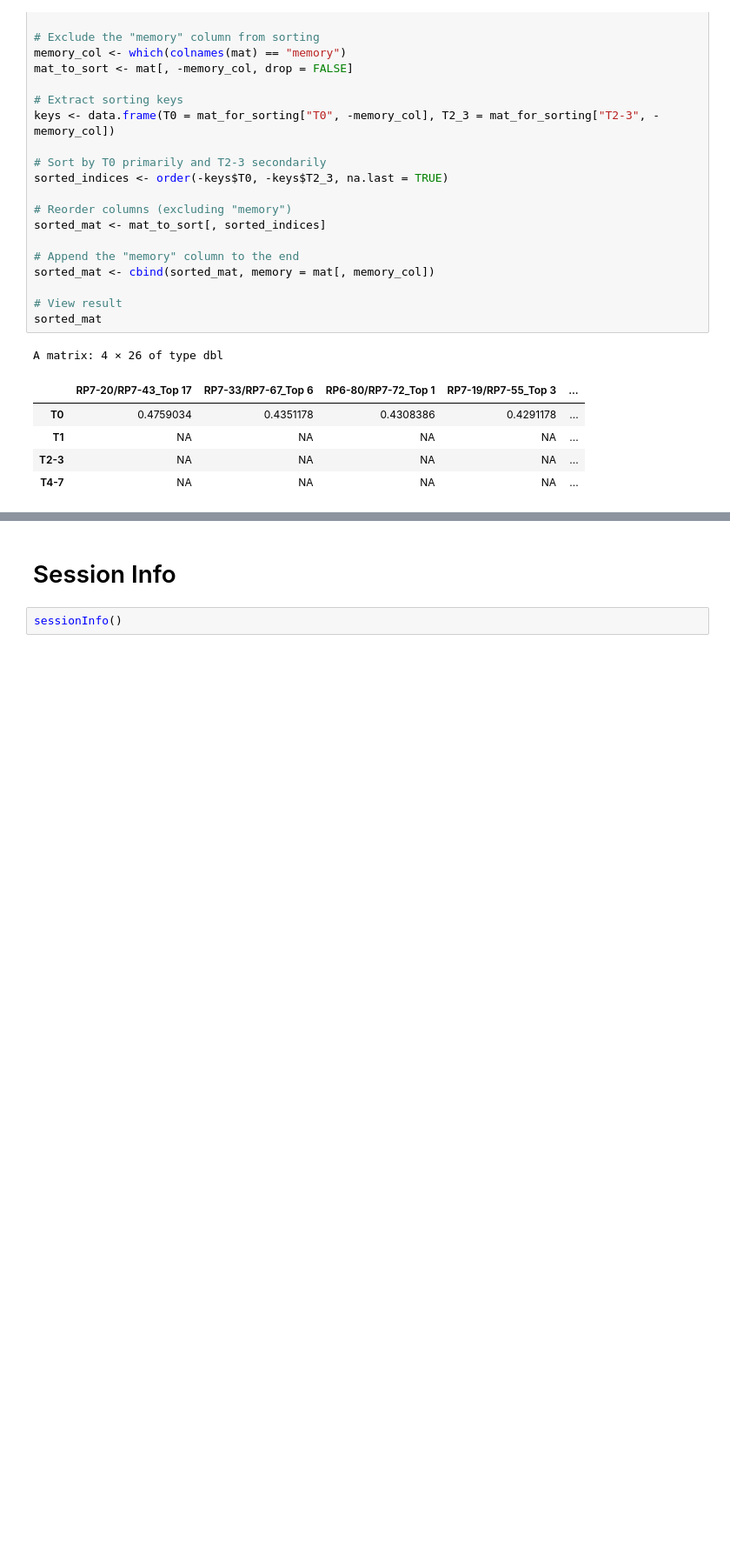
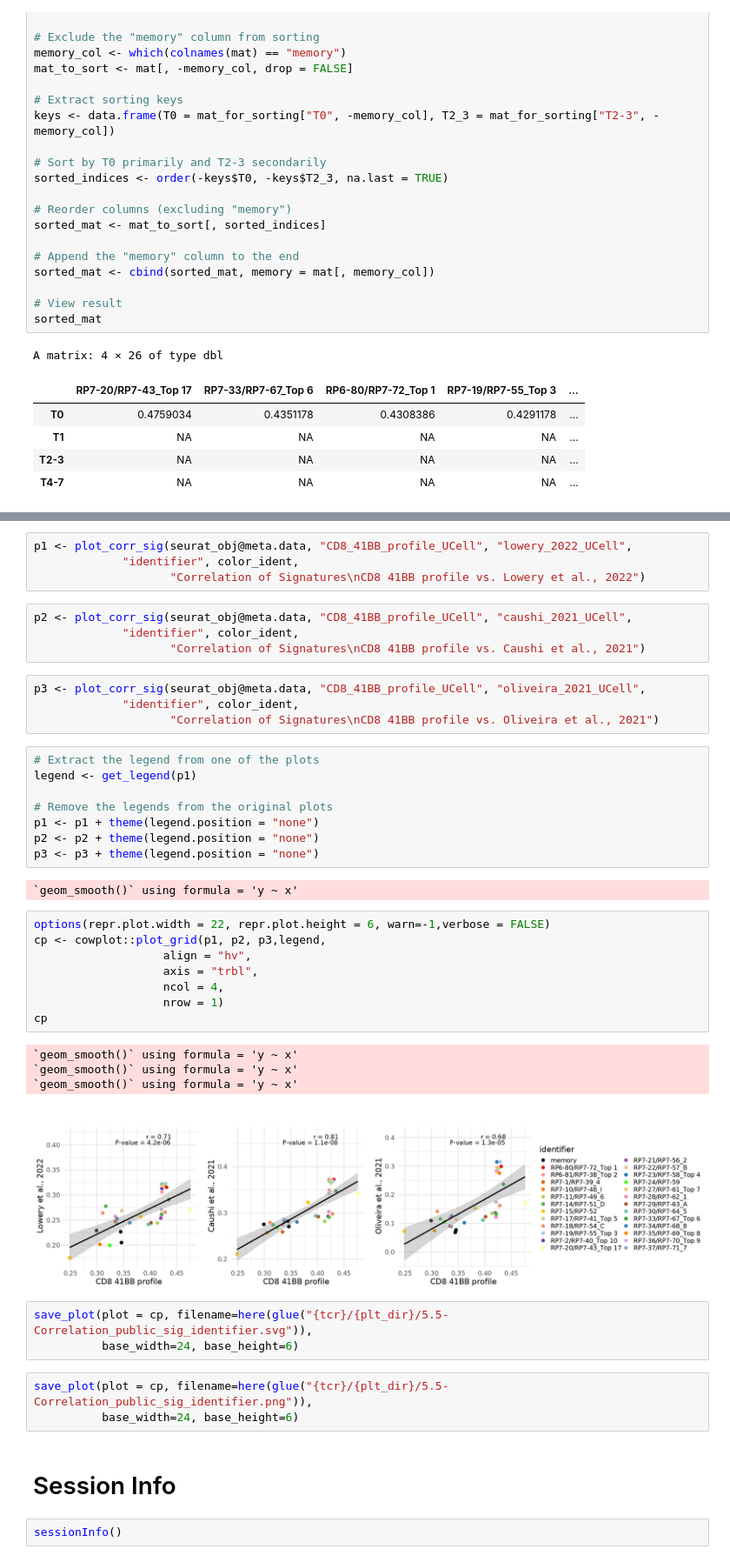
Before and after one commit to Single-Cell-Genomics-Group-CNAG-CRG/SpatioTemporal-Tcell-Tracking, a Jupyter notebook: scripts/5.5-Signature_41BB.ipynb, the cells around one changed output, grey strips where cells are left out. Shown at 87% size. Drawn from its saved outputs; the diff is of its cells as text; blank space fills up the shorter version.

Commit message:
Revision March 25: CD45- frac, TIL signatures, Th1 PBMCs

```diff
--- a/scripts/5.5-Signature_41BB.ipynb
+++ b/scripts/5.5-Signature_41BB.ipynb
@@ -621,3 +668,44 @@ png
+# %%
+p1 <- plot_corr_sig(seurat_obj@meta.data, "CD8_41BB_profile_UCell", "lowery_2022_UCell",
+             "identifier", color_ident,
+                    "Correlation of Signatures\nCD8 41BB profile vs. Lowery et al., 2022")
+# %%
+p2 <- plot_corr_sig(seurat_obj@meta.data, "CD8_41BB_profile_UCell", "caushi_2021_UCell",
+             "identifier", color_ident,
+                    "Correlation of Signatures\nCD8 41BB profile vs. Caushi et al., 2021")
+# %%
+p3 <- plot_corr_sig(seurat_obj@meta.data, "CD8_41BB_profile_UCell", "oliveira_2021_UCell",
+             "identifier", color_ident,
+                    "Correlation of Signatures\nCD8 41BB profile vs. Oliveira et al., 2021")
+# %%
+# Extract the legend from one of the plots
+legend <- get_legend(p1)
+
+# Remove the legends from the original plots
+p1 <- p1 + theme(legend.position = "none")
+p2 <- p2 + theme(legend.position = "none")
+p3 <- p3 + theme(legend.position = "none")
+# %% [output]
+`geom_smooth()` using formula = 'y ~ x'
+# %%
+options(repr.plot.width = 22, repr.plot.height = 6, warn=-1,verbose = FALSE)
+cp <- cowplot::plot_grid(p1, p2, p3,legend,
+                   align = "hv",
+                   axis = "trbl",
+                   ncol = 4,
+                   nrow = 1)
+cp
+# %% [output]
+`geom_smooth()` using formula = 'y ~ x'
+`geom_smooth()` using formula = 'y ~ x'
+`geom_smooth()` using formula = 'y ~ x'
+[figure, added]
+# %%
+save_plot(plot = cp, filename=here(glue("{tcr}/{plt_dir}/5.5-Correlation_public_sig_identifier.svg")),
+          base_width=24, base_height=6)
+# %%
+save_plot(plot = cp, filename=here(glue("{tcr}/{plt_dir}/5.5-Correlation_public_sig_identifier.png")),
+          base_width=24, base_height=6)
 # %% [markdown]
 # Session Info
 # %%
```
Also changed, not shown: parts of 13 cells of this notebook, 6 other files.
